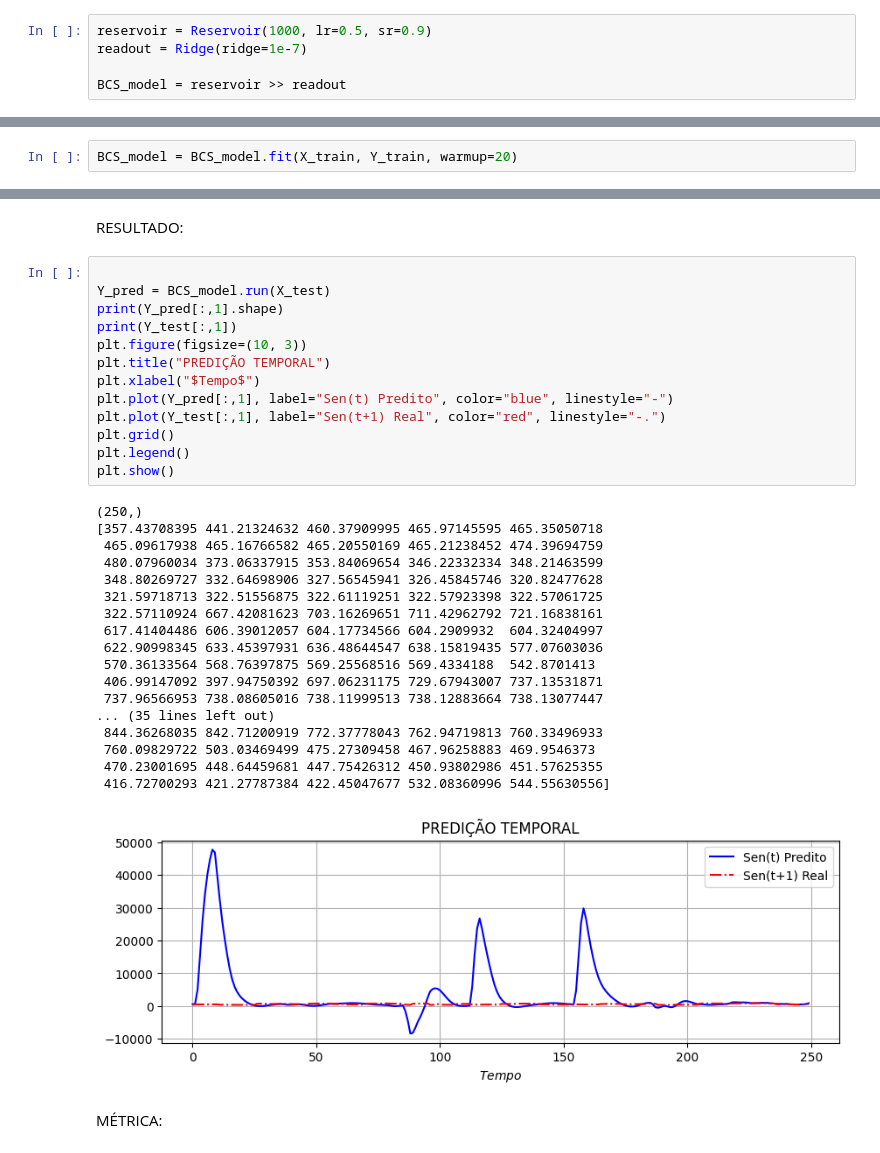
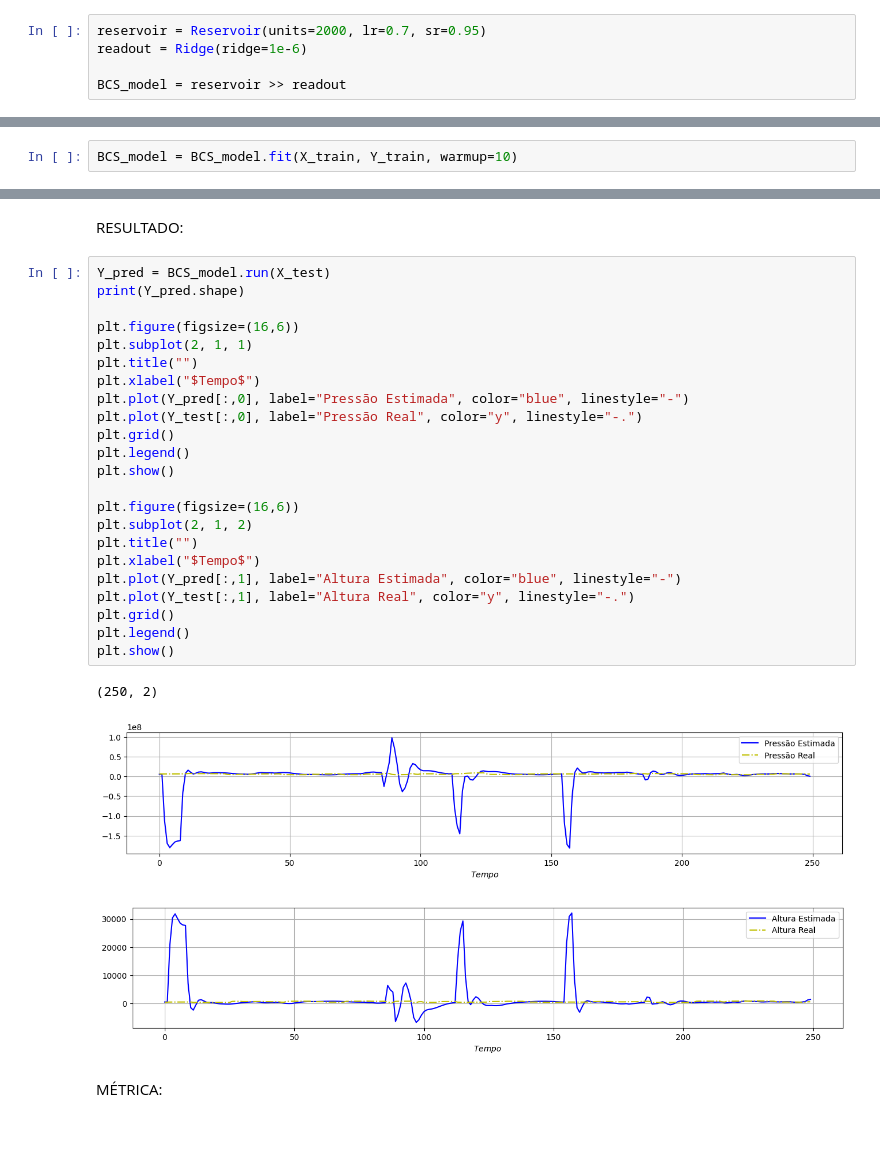
Before and after one commit to ChristianAllan/Echo-State-Network, a Jupyter notebook: ESN_Learning/BCS_ESN_1.ipynb, the cells around one changed output, grey strips where cells are left out. Saved outputs shown, nothing was run; the diff lists cells and outputs as text.

```diff
--- a/ESN_Learning/BCS_ESN_1.ipynb
+++ b/ESN_Learning/BCS_ESN_1.ipynb
@@ -140,8 +123,8 @@ plt.show()
 # %% [markdown]
 ESTRUTURA:
 # %%
-reservoir = Reservoir(1000, lr=0.5, sr=0.9)
-readout = Ridge(ridge=1e-7)
+reservoir = Reservoir(units=2000, lr=0.7, sr=0.95)
+readout = Ridge(ridge=1e-6)
 
 BCS_model = reservoir >> readout
 # %% [markdown]
@@ -212,7 +195,7 @@ plt.show()
 # %% [markdown]
 TREINAMENTO:
 # %%
-BCS_model = BCS_model.fit(X_train, Y_train, warmup=20)
+BCS_model = BCS_model.fit(X_train, Y_train, warmup=10)
 # %% [markdown]
 VERIFICANDO INICIALIZAÇÃO:
 # %%
@@ -222,37 +205,32 @@ True True
 # %% [markdown]
 RESULTADO:
 # %%
+Y_pred = BCS_model.run(X_test)
+print(Y_pred.shape)
 
-Y_pred = BCS_model.run(X_test)
-print(Y_pred[:,1].shape)
-print(Y_test[:,1])
-plt.figure(figsize=(10, 3))
-plt.title("PREDIÇÃO TEMPORAL")
+plt.figure(figsize=(16,6))
+plt.subplot(2, 1, 1)
+plt.title("")
 plt.xlabel("$Tempo$")
-plt.plot(Y_pred[:,1], label="Sen(t) Predito", color="blue", linestyle="-")
-plt.plot(Y_test[:,1], label="Sen(t+1) Real", color="red", linestyle="-.")
+plt.plot(Y_pred[:,0], label="Pressão Estimada", color="blue", linestyle="-")
+plt.plot(Y_test[:,0], label="Pressão Real", color="y", linestyle="-.")
 plt.grid()
 plt.legend()
 plt.show()
+
+plt.figure(figsize=(16,6))
+plt.subplot(2, 1, 2)
+plt.title("")
+plt.xlabel("$Tempo$")
+plt.plot(Y_pred[:,1], label="Altura Estimada", color="blue", linestyle="-")
+plt.plot(Y_test[:,1], label="Altura Real", color="y", linestyle="-.")
+plt.grid()
+plt.legend()
+plt.show()
 # %% [output]
-(250,)
-[357.43708395 441.21324632 460.37909995 465.97145595 465.35050718
- 465.09617938 465.16766582 465.20550169 465.21238452 474.39694759
- 480.07960034 373.06337915 353.84069654 346.22332334 348.21463599
- 348.80269727 332.64698906 327.56545941 326.45845746 320.82477628
- 321.59718713 322.51556875 322.61119251 322.57923398 322.57061725
- 322.57110924 667.42081623 703.16269651 711.42962792 721.16838161
- 617.41404486 606.39012057 604.17734566 604.2909932  604.32404997
- 622.90998345 633.45397931 636.48644547 638.15819435 577.07603036
- 570.36133564 568.76397875 569.25568516 569.4334188  542.8701413
- 406.99147092 397.94750392 697.06231175 729.67943007 737.13531871
- 737.96566953 738.08605016 738.11999513 738.12883664 738.13077447
-... (35 lines left out)
- 844.36268035 842.71200919 772.37778043 762.94719813 760.33496933
- 760.09829722 503.03469499 475.27309458 467.96258883 469.9546373
- 470.23001695 448.64459681 447.75426312 450.93802986 451.57625355
- 416.72700293 421.27787384 422.45047677 532.08360996 544.55630556]
+(250, 2)
-[figure, old version]
+[figure, new version]
+[figure, added]
 # %% [markdown]
 MÉTRICA:
 # %%
```
Also changed, not shown: parts of 6 cells of this notebook, 1 other file.
